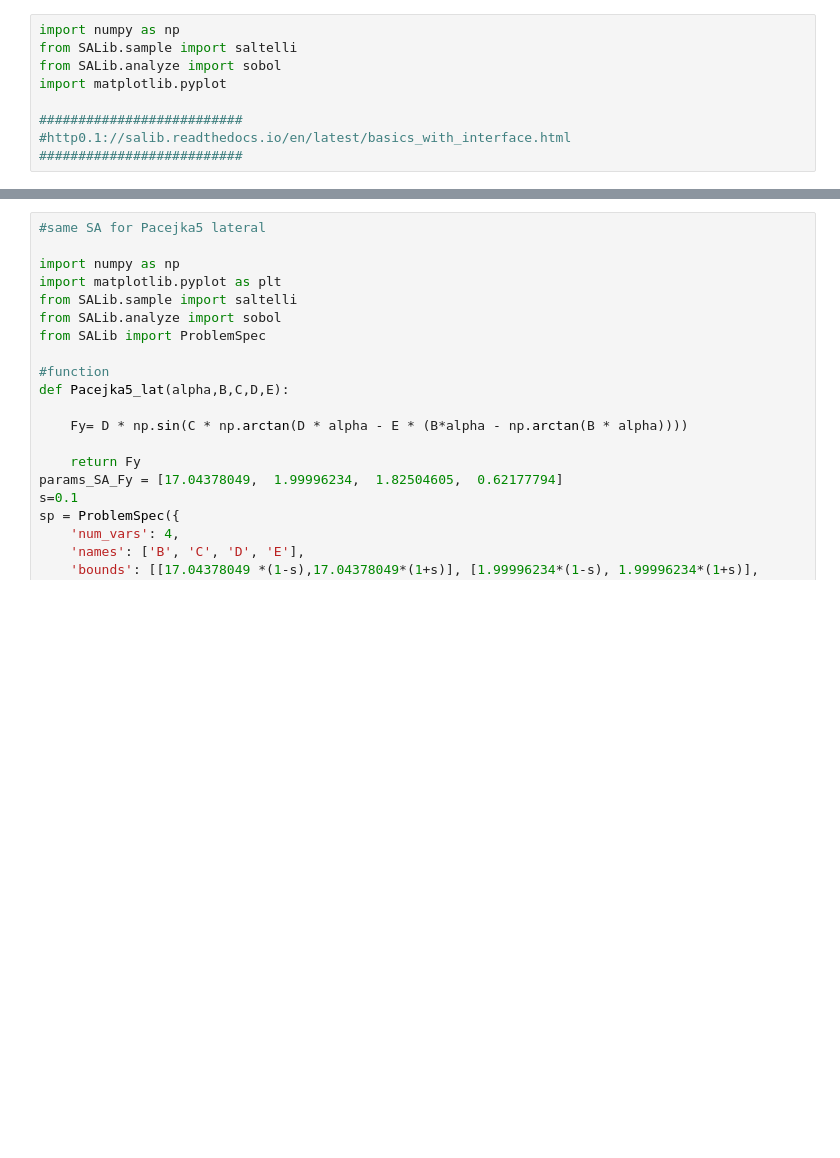
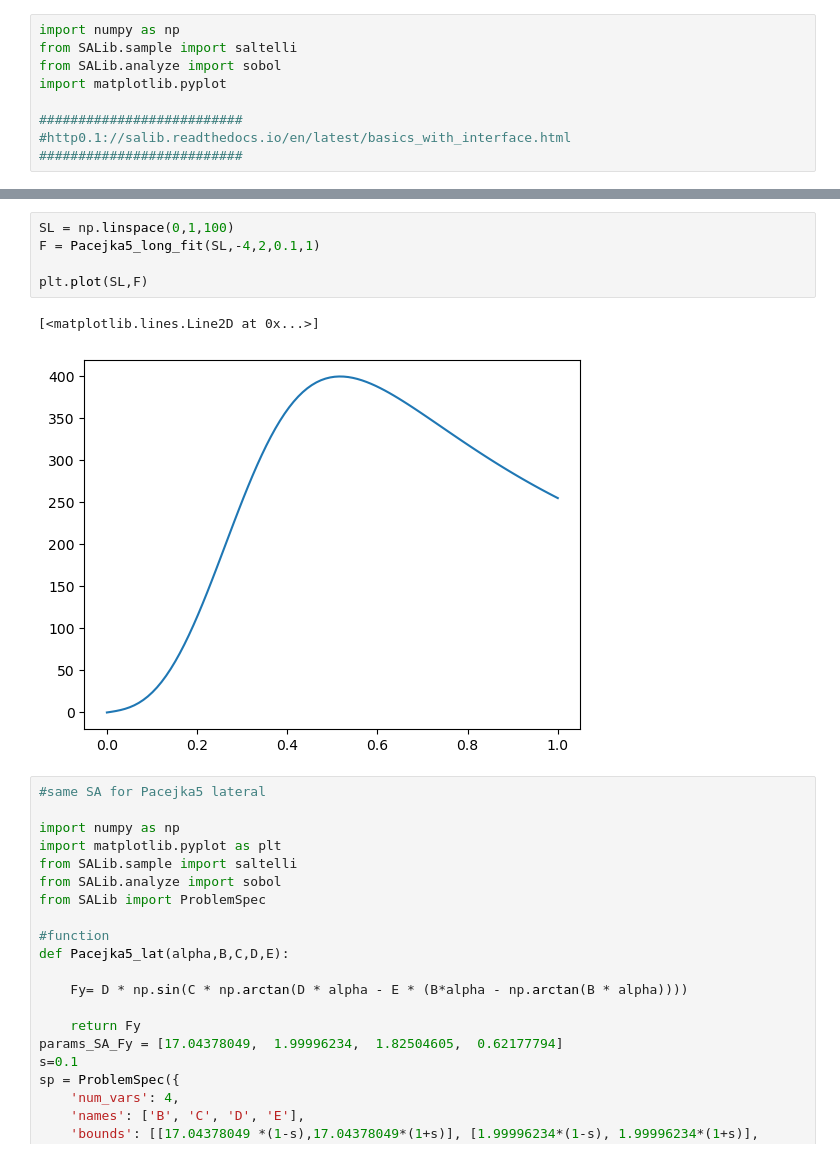
Before and after one commit to BenediktRuhland/SA-Tire-model, a Jupyter notebook: global SA/globalSA_saltelli.ipynb, the cells around one changed output, grey strips where cells are left out. Cells and saved outputs as stored; diff of their text form; blank space fills up the shorter version.

```diff
--- a/global SA/globalSA_saltelli.ipynb
+++ b/global SA/globalSA_saltelli.ipynb
@@ -149,3 +149,11 @@ print(ST_mean)
+# %%
+SL = np.linspace(0,1,100)
+F = Pacejka5_long_fit(SL,-4,2,0.1,1)
+
+plt.plot(SL,F)
+# %% [output]
+[<matplotlib.lines.Line2D at 0x...>]
+[figure, added]
 # %%
 #same SA for Pacejka5 lateral
 
```
Also changed, not shown: parts of 1 cell of this notebook, 1 other file.
